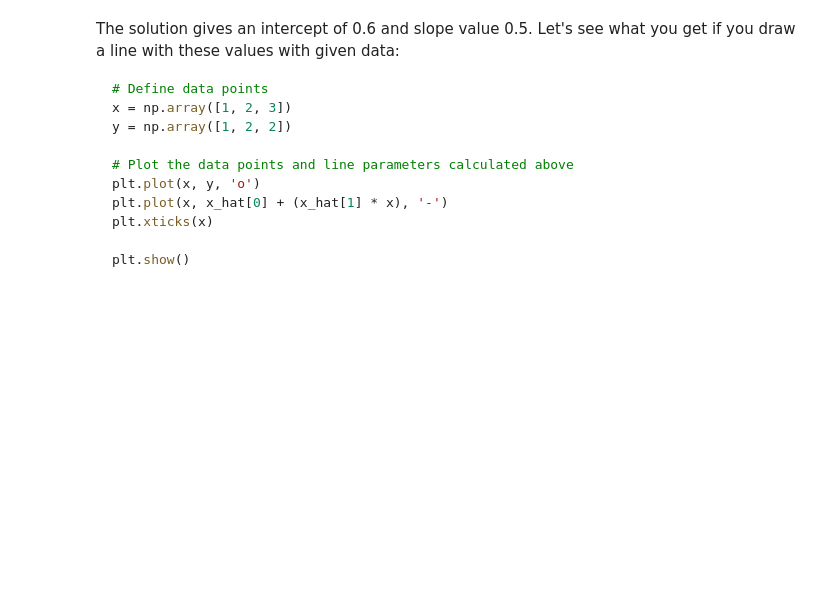
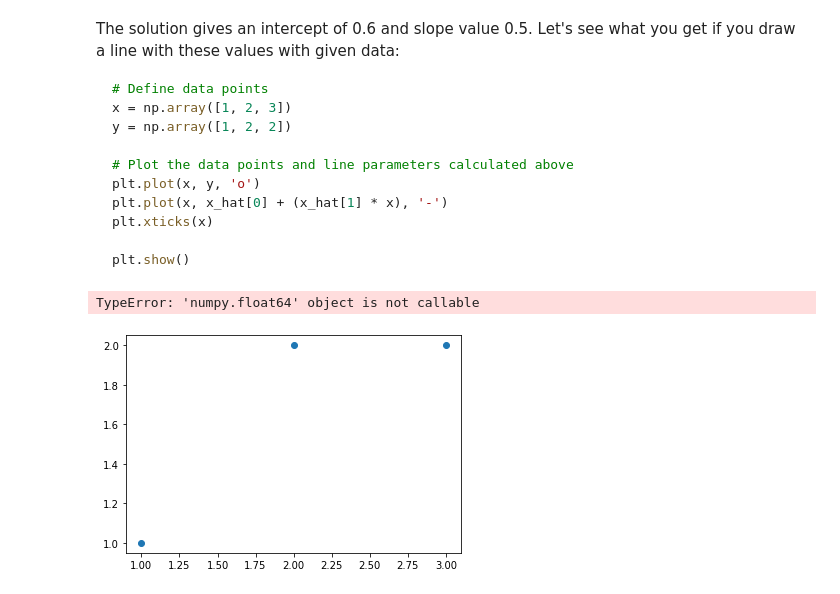
Before and after one commit to CaryMosley/dsc-linalg-regression-codealong-nyc-ds-021720, a Jupyter notebook: index.ipynb, the cells around one changed output. Drawn from its saved outputs; the diff is of its cells as text; code cells hidden in the pictures; blank space fills up the shorter version.

```diff
--- a/index.ipynb
+++ b/index.ipynb
@@ -250,10 +250,13 @@ plt.show()
 # %%
 # Code here
 x = np.array([1,2,3])
 y = np.array([1,2,2])
 
 plt.plot(x,y,'o')
-plt.plot(x,x_hat[0]+(x_hat[1](x)))
+plt.plot(x,x_hat[0]+(x_hat[1](x),'-'))
+# %% [output]
+TypeError: 'numpy.float64' object is not callable
+[figure, added]
 # %% [markdown]
 There you have it, an approximated line function! Just like the one you saw with `polyfit()`, by using simple matrix algebra.
 
```
